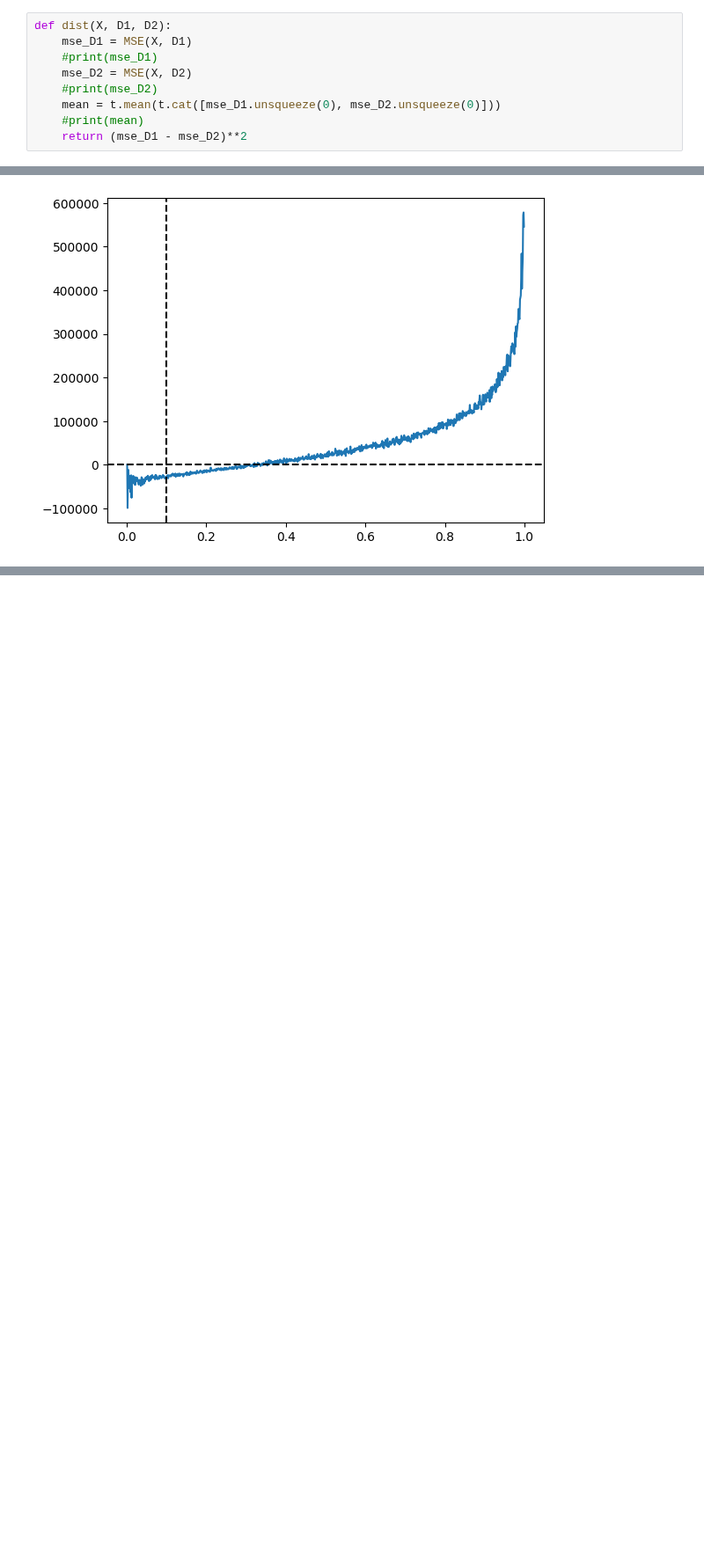
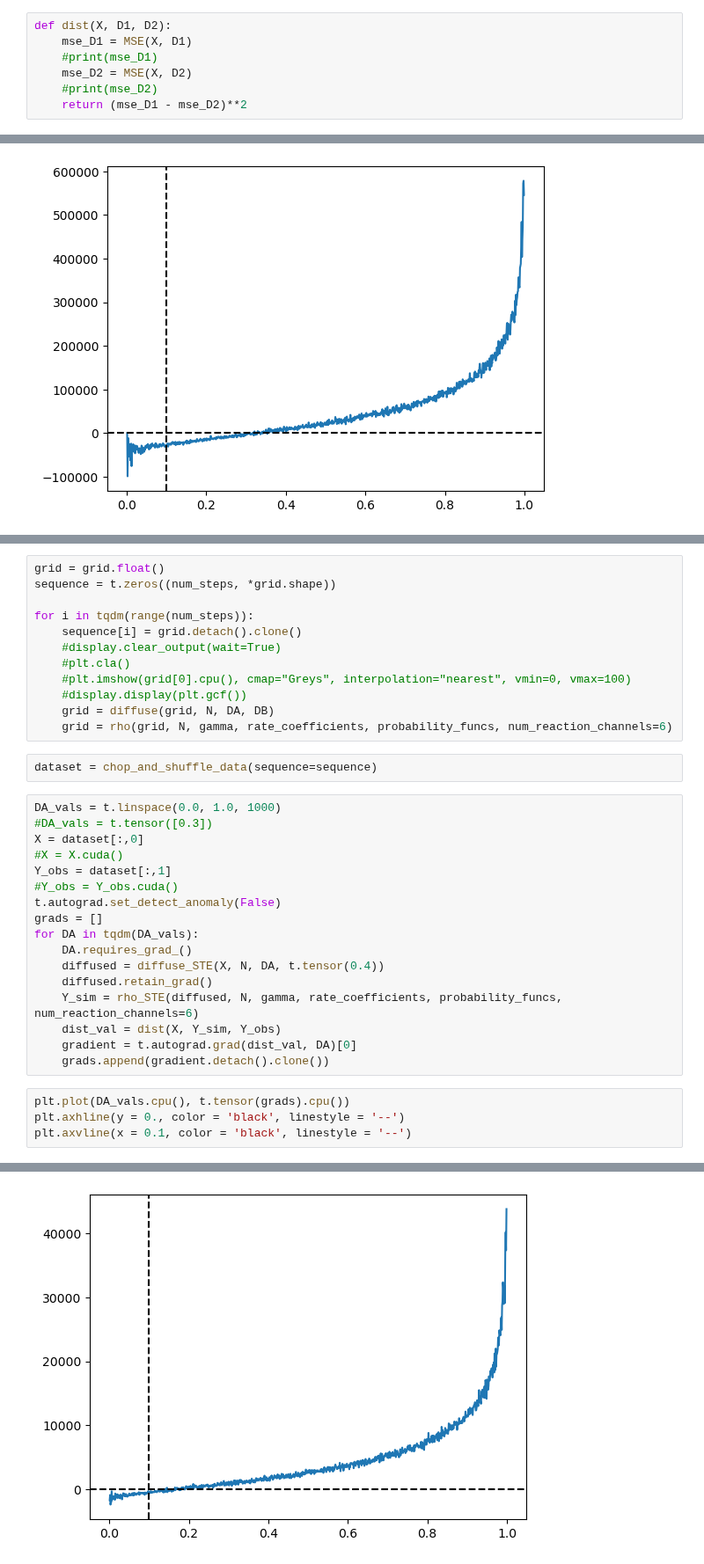
Before and after one commit to JanSchering/Thesis, a Jupyter notebook: fhn_model/Experiment_1.ipynb, the cells around one changed output, grey strips where cells are left out. Shown at 88% size. Saved outputs shown, nothing was run; the diff lists cells and outputs as text; blank space fills up the shorter version.

```diff
--- a/fhn_model/Experiment_1.ipynb
+++ b/fhn_model/Experiment_1.ipynb
@@ -84,8 +84,6 @@ def dist(X, D1, D2):
     #print(mse_D1)
     mse_D2 = MSE(X, D2)
     #print(mse_D2)
-    mean = t.mean(t.cat([mse_D1.unsqueeze(0), mse_D2.unsqueeze(0)]))
-    #print(mean)
     return (mse_D1 - mse_D2)**2
 # %%
 print(dist(X, Y_obs, Y_obs))
@@ -238,0 +256,36 @@ plt.axvline(x = 0.1, color = 'black', linestyle = '--')
+# %%
+grid = grid.float()
+sequence = t.zeros((num_steps, *grid.shape))
+
+for i in tqdm(range(num_steps)):
+    sequence[i] = grid.detach().clone()
+    #display.clear_output(wait=True)
+    #plt.cla()
+    #plt.imshow(grid[0].cpu(), cmap="Greys", interpolation="nearest", vmin=0, vmax=100)
+    #display.display(plt.gcf())
+    grid = diffuse(grid, N, DA, DB)
+    grid = rho(grid, N, gamma, rate_coefficients, probability_funcs, num_reaction_channels=6)
+# %%
+dataset = chop_and_shuffle_data(sequence=sequence)
+# %%
+DA_vals = t.linspace(0.0, 1.0, 1000)
+#DA_vals = t.tensor([0.3])
+X = dataset[:,0]
+#X = X.cuda()
+Y_obs = dataset[:,1]
+#Y_obs = Y_obs.cuda()
+t.autograd.set_detect_anomaly(False)
+grads = []
+for DA in tqdm(DA_vals):
+    DA.requires_grad_()
+    diffused = diffuse_STE(X, N, DA, t.tensor(0.4))
+    diffused.retain_grad()
+    Y_sim = rho_STE(diffused, N, gamma, rate_coefficients, probability_funcs, num_reaction_channels=6)
+    dist_val = dist(X, Y_sim, Y_obs)
+    gradient = t.autograd.grad(dist_val, DA)[0]
+    grads.append(gradient.detach().clone())
+# %%
+plt.plot(DA_vals.cpu(), t.tensor(grads).cpu())
+plt.axhline(y = 0., color = 'black', linestyle = '--')
+plt.axvline(x = 0.1, color = 'black', linestyle = '--')
+# %% [output]
@@ -238,0 +293 @@ plt.axvline(x = 0.1, color = 'black', linestyle = '--')
+[figure, added]
```
Also changed, not shown: parts of 5 cells of this notebook, 1 other file.
